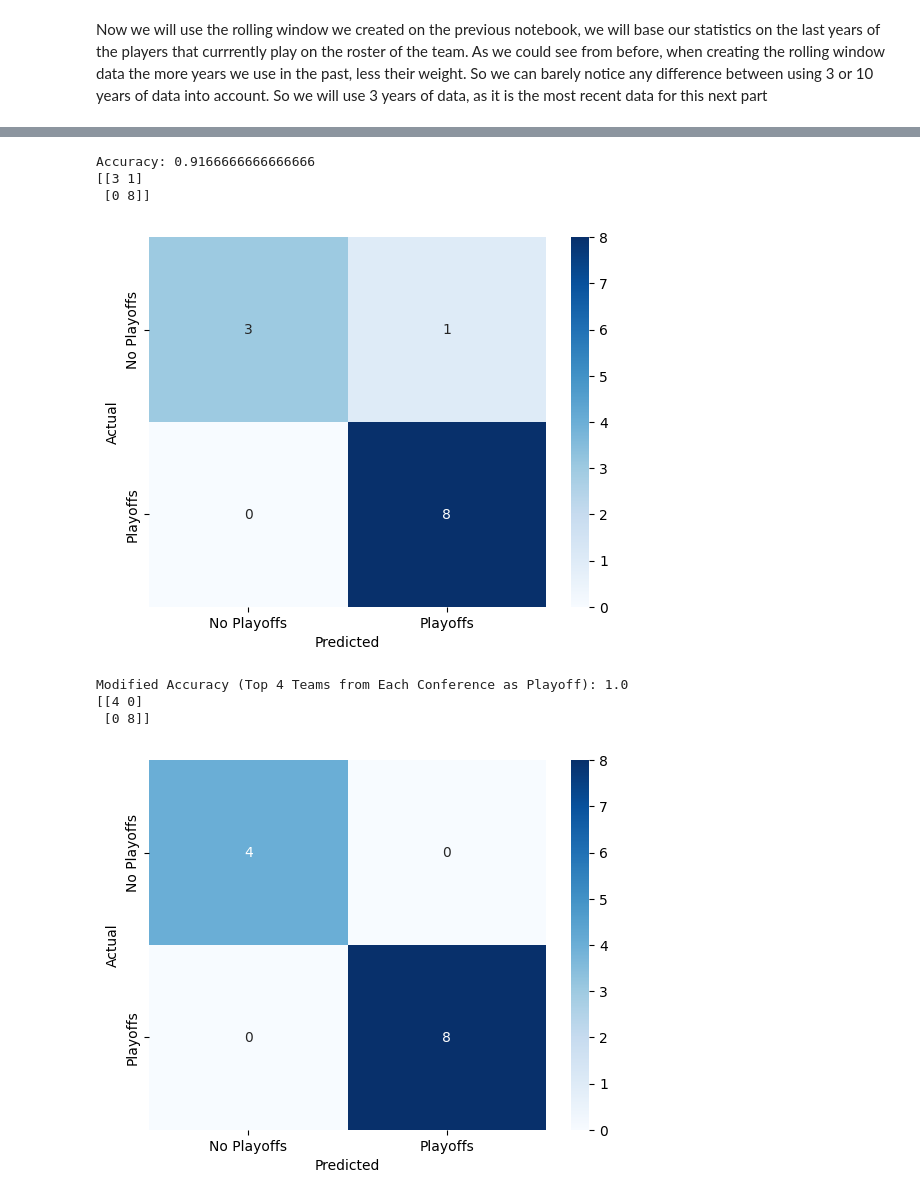
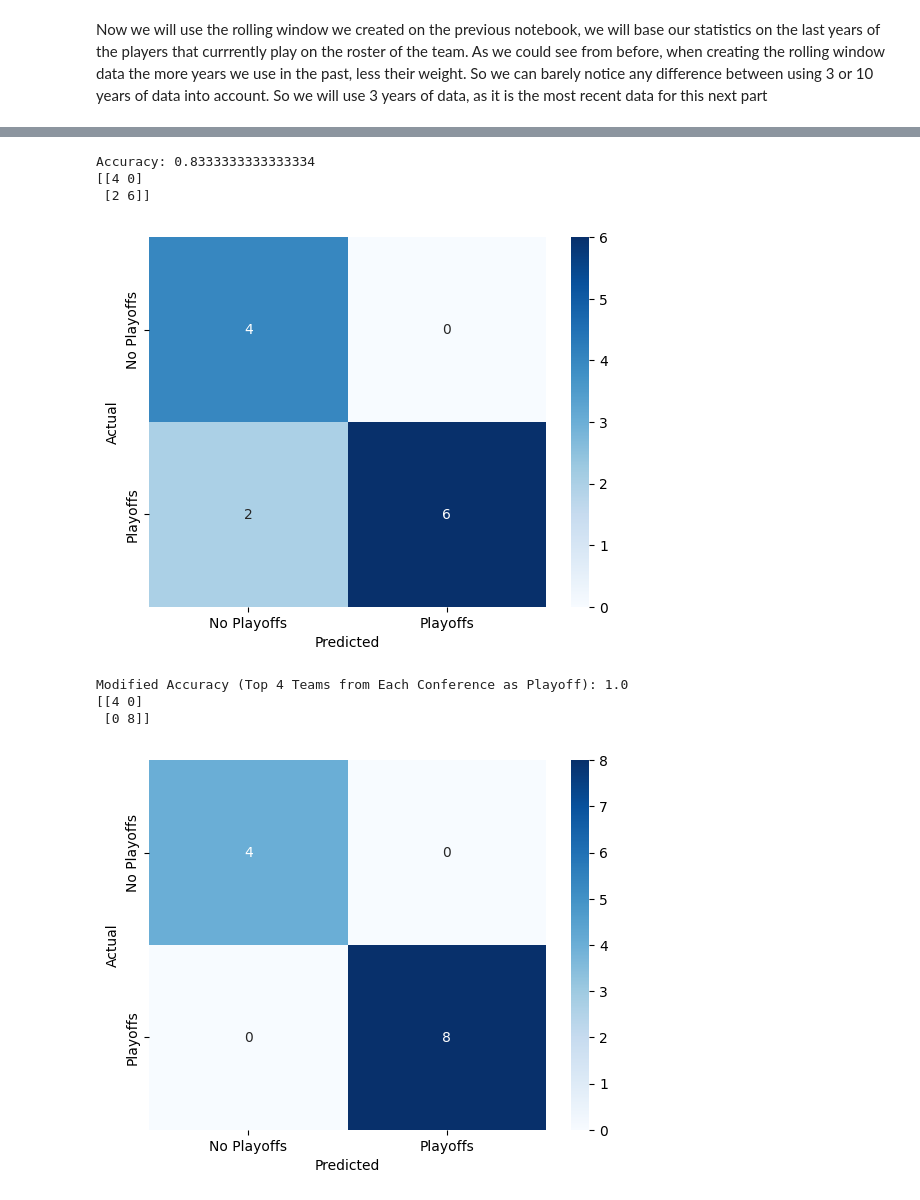
Before and after one commit to jogp10/WnbaPlayoffsPredicting, a Jupyter notebook: notebooks/modelling.ipynb, the cells around one changed output, grey strips where cells are left out. Drawn from its saved outputs; the diff is of its cells as text; code cells hidden in the pictures.

Commit message:
Training with 10

```diff
--- a/notebooks/modelling.ipynb
+++ b/notebooks/modelling.ipynb
@@ -1003,10 +1002,12 @@ plt.show()
 
 best_score = -1
 best_classifier = None
-for best_name, best in best_clf.items():
-    print(best_name + '( score: ' + str(best[0]) + ', with ' + str(3) + ' years behind, estimator:' + str(best[1]) + ')')
+best_name = None
+for name, best in best_clf.items():
+    print(name + '( score: ' + str(best[0]) + ', with ' + str(3) + ' years behind, estimator:' + str(best[1]) + ')')
 
     if best[0] > best_score:
         best_score = best[0]
+        best_name = name
         best_classifier = best
 # %% [output]
@@ -1032,35 +1032,48 @@ LogisticRegression( score: 0.6333333333333334, with 3 years behind, estimator:Lo
 # %%
+PREDICTION_YEAR = 11
+
 competition_data = pd.read_csv('../prep_data/rolling_window/data_with_' + str(3) +'_years_in_the_past.csv')
 
-y_pred_without_8 = print_results(best_classifier[1], best_classifier[2][0], best_classifier[2][1], best_classifier[2][2], best_classifier[2][3], refit=False)
-y_pred = force_qualify_8_teams(best_classifier[1], best_classifier[2][1], y_test)
+y_train = competition_data[competition_data['year'] < PREDICTION_YEAR]['playoff'].astype(int)
+y_test = competition_data[competition_data['year'] == PREDICTION_YEAR]['playoff'].astype(int)
+X_train = competition_data[competition_data['year'] < PREDICTION_YEAR].drop(['playoff', 'year', 'tmID'], axis=1).dropna(axis=1)
+X_test = competition_data[competition_data['year'] == PREDICTION_YEAR].drop(['playoff', 'year', 'tmID'], axis=1).dropna(axis=1)
 
-X = pd.concat([best_classifier[2][0], best_classifier[2][1]])
-y = pd.concat([best_classifier[2][2], best_classifier[2][3]])
+if best_name in ['KNN', 'SVM', 'XGBoost']:
+    # Normalize the data as KNN, SVM, ... expect the data to be normalized
+    X_train_model, X_test_model = normalize_df(X_train, X_test)
+    X_model = pd.concat([X_train_model, X_test_model])
+else:
+    X_train_model, X_test_model = X_train, X_test
+    X_model = pd.concat([X_train_model, X_test_model])
+
+y_pred_without_8 = print_results(best_classifier[1], X_train, X_test, y_train, y_test, refit=False)
+y_pred = force_qualify_8_teams(best_classifier[1], X_test, y_test)
+
 # Convert y_pred_numeric to a DataFrame and reset the index
 y_pred_df = pd.DataFrame(y_pred, columns=["playoff_predict"])
 y_pred_without_8_df = pd.DataFrame(y_pred_without_8, columns=["playoff_predict_without_8"])
 
 # Filter competition_data for the prediction year
 competition_data = competition_data[rolling_data['year'] == PREDICTION_YEAR][['tmID', 'year', 'confID', 'playoff']].sort_values('tmID', ascending=True)
 
 # Merge competition_data with y_pred_df
 result = competition_data.reset_index(drop=True).join(y_pred_df)
 result = result.reset_index(drop=True).join(y_pred_without_8_df).sort_values(['confID', 'tmID'], ascending=True)
 
 result['playoff'] = result['playoff'].map({1: 'Y', 0: 'N'})
 result['tmID'] = result['tmID'].map(franchise_team_map)
 
 result_subset = result[['tmID', 'playoff', 'playoff_predict', 'playoff_predict_without_8']]
 result_subset = result_subset.sort_values('tmID')
 
 # Write the result to a CSV file
 result_subset.to_csv('../output_data/output.csv', index=False)
 # %% [output]
-Accuracy: 0.9166666666666666
-[[3 1]
- [0 8]]
+Accuracy: 0.8333333333333334
+[[4 0]
+ [2 6]]
-[figure, old version]
+[figure, new version]
 Modified Accuracy (Top 4 Teams from Each Conference as Playoff): 1.0
 [[4 0]
  [0 8]]
```
Also changed, not shown: parts of 20 cells of this notebook, 3 other files.
